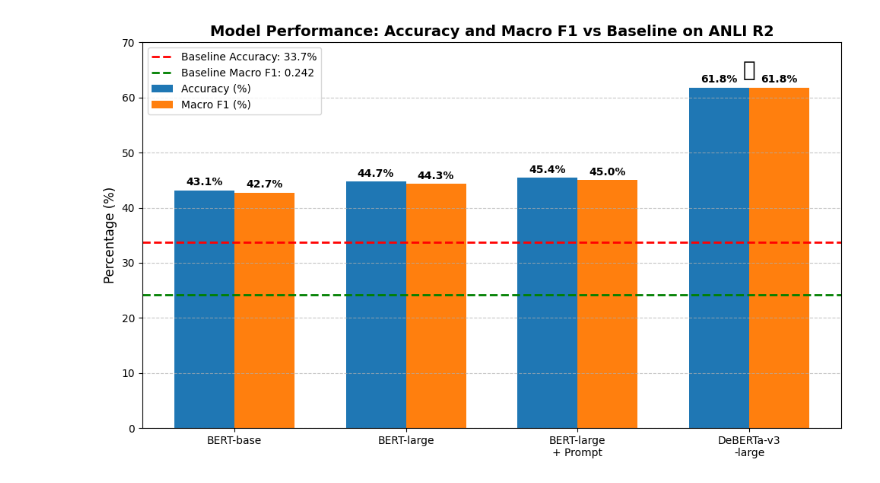
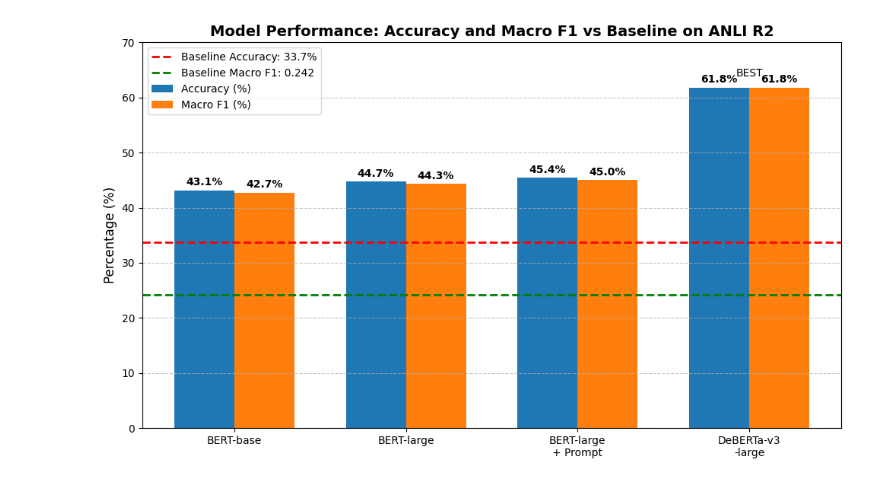
Before and after one commit to JayJajoo/EAI_ANLI, a Jupyter notebook: Experiments/Finetuning/comparison.ipynb, the cells around one changed output. Cells and saved outputs as stored; diff of their text form; code cells hidden in the pictures.

```diff
--- a/Experiments/Finetuning/comparison.ipynb
+++ b/Experiments/Finetuning/comparison.ipynb
@@ -19,32 +19,32 @@ plt.figure(figsize=(10, 6))
 
 # Bars for Accuracy and F1
 bars_acc = plt.bar(x - width/2, accuracy, width, label='Accuracy (%)', color='#1f77b4')
 bars_f1 = plt.bar(x + width/2, [f*100 for f in macro_f1], width, label='Macro F1 (%)', color='#ff7f0e')  # scaled to % for display
 
 # Baseline horizontal lines
 plt.axhline(y=baseline_acc, color='red', linestyle='--', linewidth=2, label=f'Baseline Accuracy: {baseline_acc}%')
 plt.axhline(y=baseline_f1*100, color='green', linestyle='--', linewidth=2, label=f'Baseline Macro F1: {baseline_f1:.3f}')
 
 # Add data labels on top of bars
 for bar in bars_acc:
     yval = bar.get_height()
     plt.text(bar.get_x() + bar.get_width()/2, yval + 0.5, f'{yval:.1f}%', ha='center', va='bottom', fontsize=10, fontweight='bold')
 for bar in bars_f1:
     yval = bar.get_height()
     plt.text(bar.get_x() + bar.get_width()/2, yval + 0.5, f'{yval:.1f}%', ha='center', va='bottom', fontsize=10, fontweight='bold')
 
 # Highlight DeBERTa bar with a star
-plt.text(x[-1], max(accuracy[-1], macro_f1[-1]*100) + 2, '⭐', ha='center', fontsize=20)
+plt.text(x[-1], max(accuracy[-1], macro_f1[-1]*100) + 2, 'BEST', ha='center', fontsize=10)
 
 # Labels, title, legend
 plt.ylabel("Percentage (%)", fontsize=12)
 plt.title("Model Performance: Accuracy and Macro F1 vs Baseline on ANLI R2", fontsize=14, fontweight='bold')
 plt.xticks(x, models, fontsize=10)
 plt.ylim(0, 70)
 plt.grid(axis='y', linestyle='--', alpha=0.7)
 plt.legend(fontsize=10)
 
 plt.tight_layout()
 plt.show()
 # %% [output]
-[figure, old version]
+[figure, new version]
```
Also changed, not shown: 6 other files.
